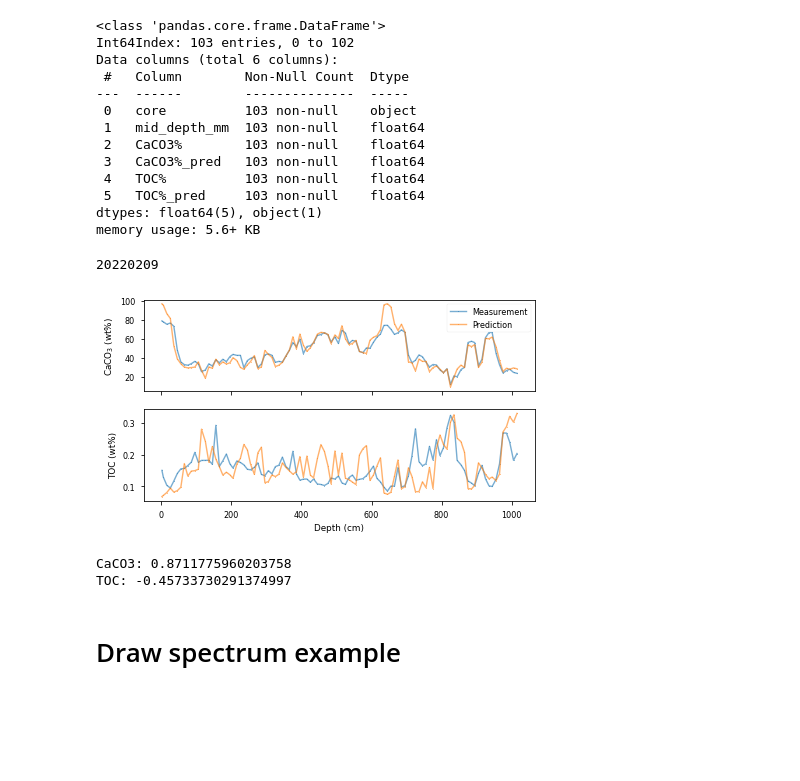
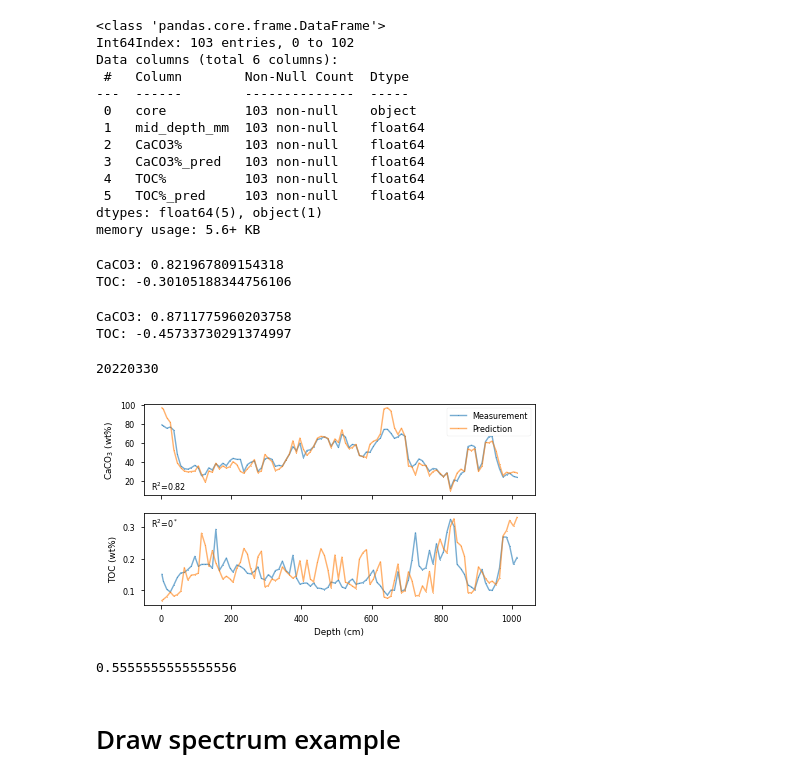
Before and after one commit to dispink/CaCO3_NWP, a Jupyter notebook: plot_for_paper_02.ipynb, the cells around one changed output. Drawn from its saved outputs; the diff is of its cells as text; code cells hidden in the pictures; blank space fills up the shorter version.

Commit message:
Add R2 to the figure
Output:
PS75-056-1_performances_20220330.png
	modified:   plot_for_paper_02.ipynb

```diff
--- a/plot_for_paper_02.ipynb
+++ b/plot_for_paper_02.ipynb
@@ -292,27 +292,13 @@ Data columns (total 6 columns):
  5   TOC%_pred     103 non-null    float64
 dtypes: float64(5), object(1)
 memory usage: 5.6+ KB
-# %%
-fig, axes = plt.subplots(2, 1,figsize=(7, 3.7), sharex='col')
-for measurement, ax in zip(['CaCO3%', 'TOC%'], axes):
-    y = y_df.loc[:, measurement].dropna()
-    y_pred = y_df.loc[:, '{}_pred'.format(measurement)].dropna()
-
-    ax.plot(y_df.loc[:, 'mid_depth_mm']*0.1, y,
-             marker='o', ms=1, alpha=0.6, label='Measurement')
-    ax.plot(y_df.loc[:, 'mid_depth_mm']*0.1, y_pred,
-             marker='o', ms=1, alpha=0.6, label='Prediction')
-    if measurement == 'CaCO3%':
-        ax.set_ylabel('CaCO$_3$ (wt%)')
-    else:
-        ax.set_ylabel('TOC (wt%)')
-axes[1].set_xlabel('Depth (cm)')
-axes[0].legend(loc='upper right')
-plt.savefig('results/PS75-056-1_performances_{}.png'.format(date))
-print(date)
-# %% [output]
-20220209
-[figure, removed]
+# %%
+from sklearn.metrics import r2_score
+print('CaCO3: {}'.format(r2_score(y_true=y_df['CaCO3%'], y_pred=y_df['CaCO3%_pred'])))
+print('TOC: {}'.format(r2_score(y_true=y_df['TOC%'], y_pred=y_df['TOC%_pred'])))
+# %% [output]
+CaCO3: 0.821967809154318
+TOC: -0.30105188344756106
 # %%
 # just curious if the logritm can make R2 beter look...
 from sklearn.metrics import r2_score
@@ -321,6 +307,34 @@ print('TOC: {}'.format(r2_score(y_true=np.log(y_df['TOC%']), y_pred=np.log(y_df[
 # %% [output]
 CaCO3: 0.8711775960203758
 TOC: -0.45733730291374997
+# %%
+fig, axes = plt.subplots(2, 1,figsize=(7, 3.7), sharex='col')
+for measurement, ax in zip(['CaCO3%', 'TOC%'], axes):
+    y = y_df.loc[:, measurement].dropna()
+    y_pred = y_df.loc[:, '{}_pred'.format(measurement)].dropna()
+
+    ax.plot(y_df.loc[:, 'mid_depth_mm']*0.1, y,
+             marker='o', ms=1, alpha=0.6, label='Measurement')
+    ax.plot(y_df.loc[:, 'mid_depth_mm']*0.1, y_pred,
+             marker='o', ms=1, alpha=0.6, label='Prediction')
+    if measurement == 'CaCO3%':
+        ax.set_ylabel('CaCO$_3$ (wt%)')
+        ax.text(-30, 10, 'R$^2$=0.82', fontsize=8)
+    else:
+        ax.set_ylabel('TOC (wt%)')
+        ax.text(-30, .3, 'R$^2$=0$^*$', fontsize=8)
+axes[1].set_xlabel('Depth (cm)')
+axes[0].legend(loc='upper right')
+
+plt.savefig('results/PS75-056-1_performances_{}.png'.format(date))
+print(date)
+# %% [output]
+20220330
+[figure, added]
+# %%
+0.25/0.45
+# %% [output]
+0.5555555555555556
 # %% [markdown]
 # Draw spectrum example
 # %%
```
